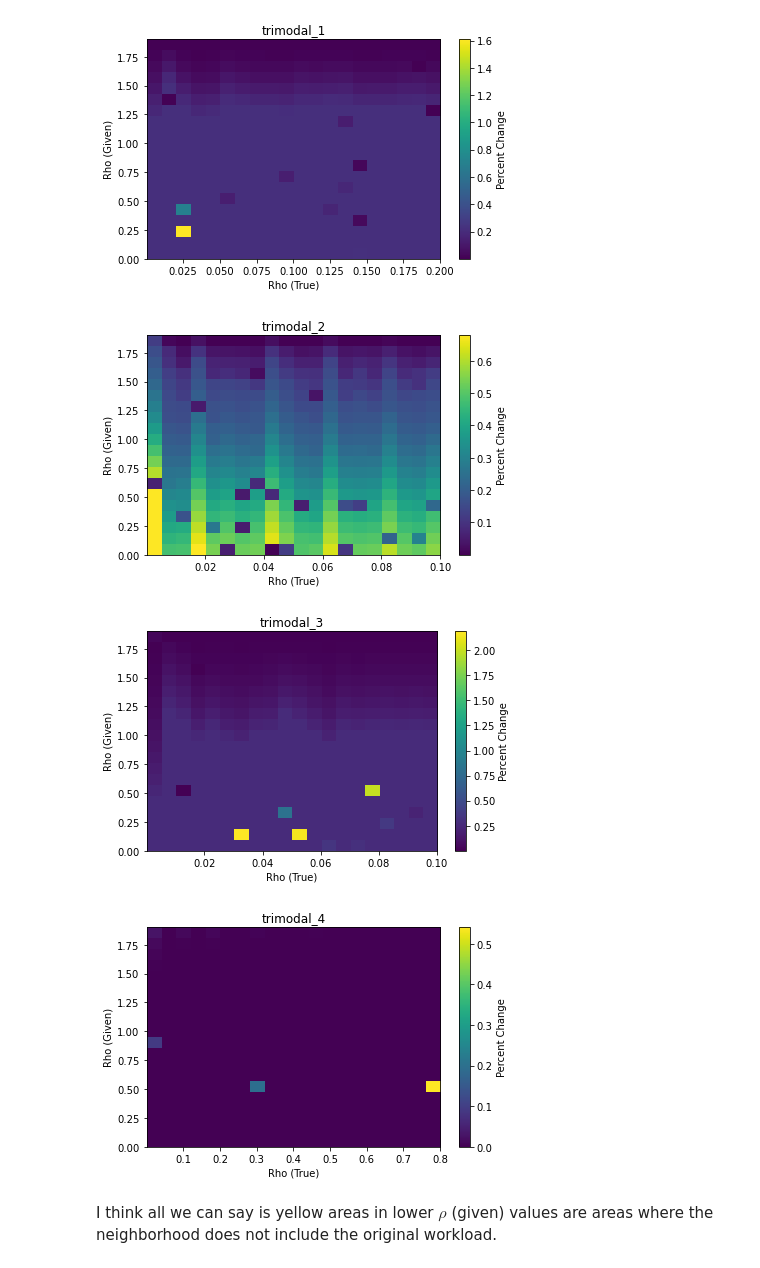
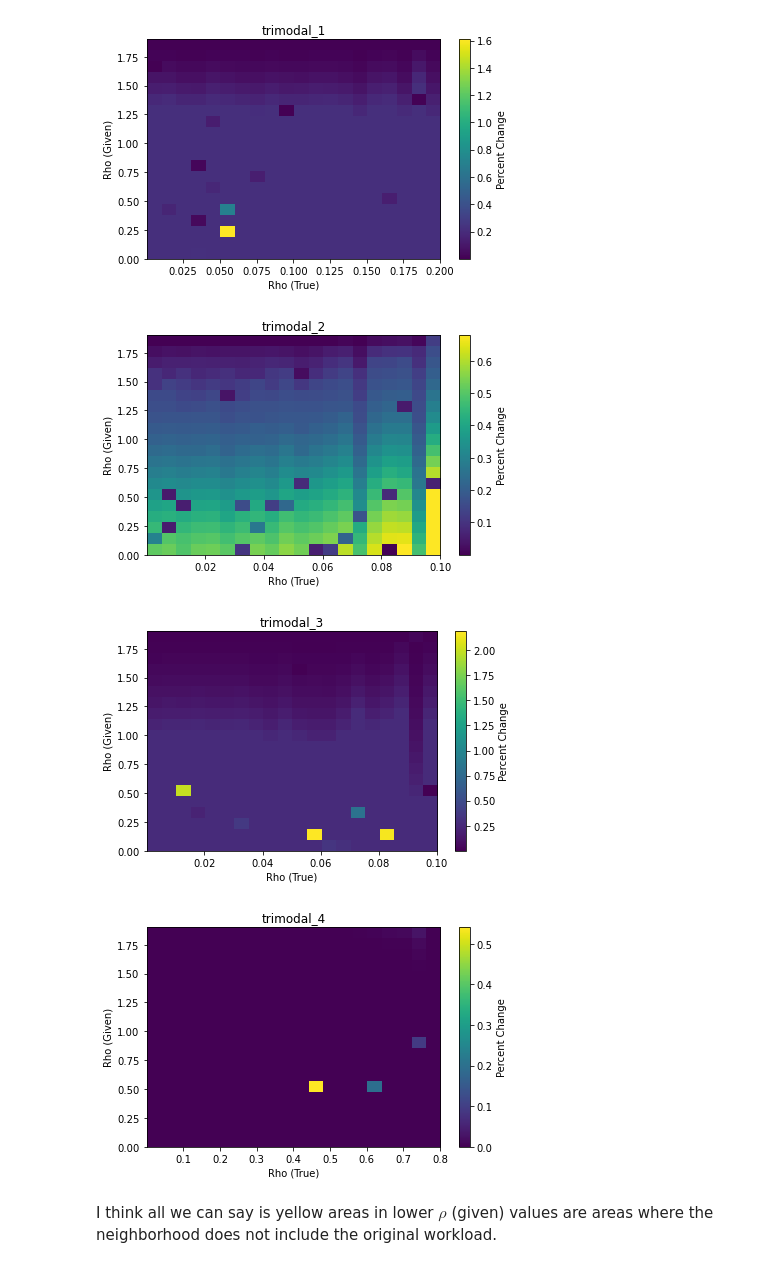
Before and after one commit to Pizzawookiee/private_lsm_tuning, a Jupyter notebook: notebook/Stepwise Rho.ipynb, the cells around one changed output. Saved outputs shown, nothing was run; the diff lists cells and outputs as text; code cells hidden in the pictures.

```diff
--- a/notebook/Stepwise Rho.ipynb
+++ b/notebook/Stepwise Rho.ipynb
@@ -26,35 +28,36 @@ def extract_probabilities(workload_str):
 # %%
 for file in files:
     df = pd.read_csv(file)
     df['Percent Change'] = (df['Robust Cost'] - df['Nominal Cost'])/df['Nominal Cost']
-    rho_values = df['Rho'].unique()
-    rho_true_values = df['Rho (True)'].unique()
+    df = df.sort_values(by=['Rho', 'Rho (True)'])
+    rho_values = np.sort(df['Rho'].unique())
+    rho_true_values = np.sort(df['Rho (True)'].unique())
     cost_matrix = np.zeros((len(rho_values), len(rho_true_values)))
 
     # create matrix for the heatmap
     for i, rho in enumerate(rho_values):
         for j, rho_true in enumerate(rho_true_values):
             percent_change = df[(df['Rho'] == rho) & (df['Rho (True)'] == rho_true)]['Percent Change'].values
             if len(percent_change) > 0:
                 cost_matrix[i, j] = percent_change[0]
 
     # plot heat map
     fig, ax = plt.subplots()
     im = ax.imshow(cost_matrix, extent=[min(rho_true_values), round(max(rho_true_values), 1), min(rho_values), max(rho_values)])
     cbar = fig.colorbar(im)
     ax.set_aspect('auto')
 
     # labels
     cbar.set_label('Percent Change')
     ax.set_title(file.split('.')[0])
     ax.set_xlabel("Rho (True)")
     ax.set_ylabel("Rho (Given)")
     fig.tight_layout()
     plt.show()
 # %% [output]
-[figure, old version]
+[figure, new version]
-[figure, old version]
+[figure, new version]
-[figure, old version]
+[figure, new version]
-[figure, old version]
+[figure, new version]
 # %% [markdown]
 I think all we can say is yellow areas in lower $\rho$ (given) values are areas where the neighborhood does not include the original workload.
```
Also changed, not shown: parts of 3 cells of this notebook.
